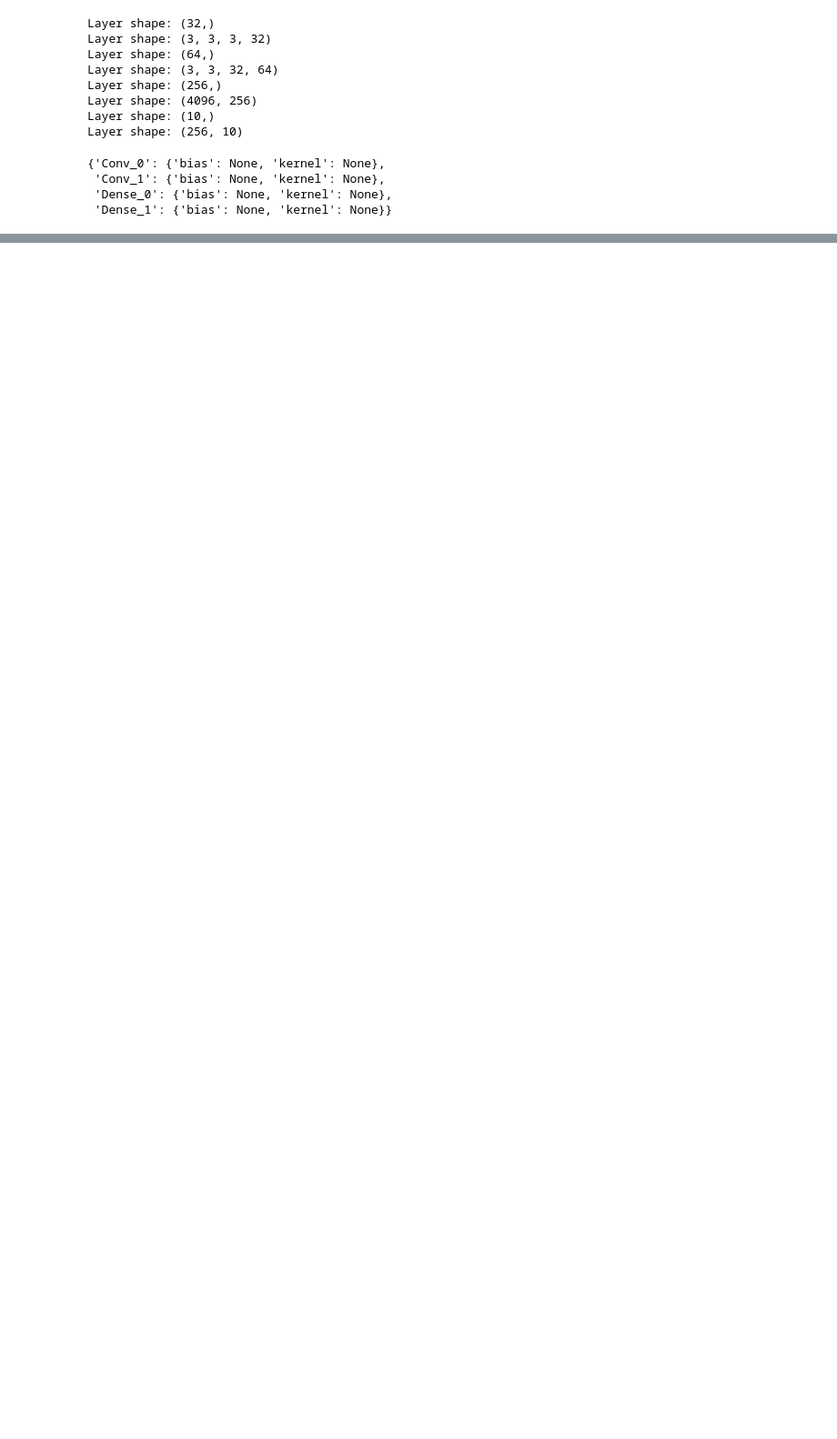
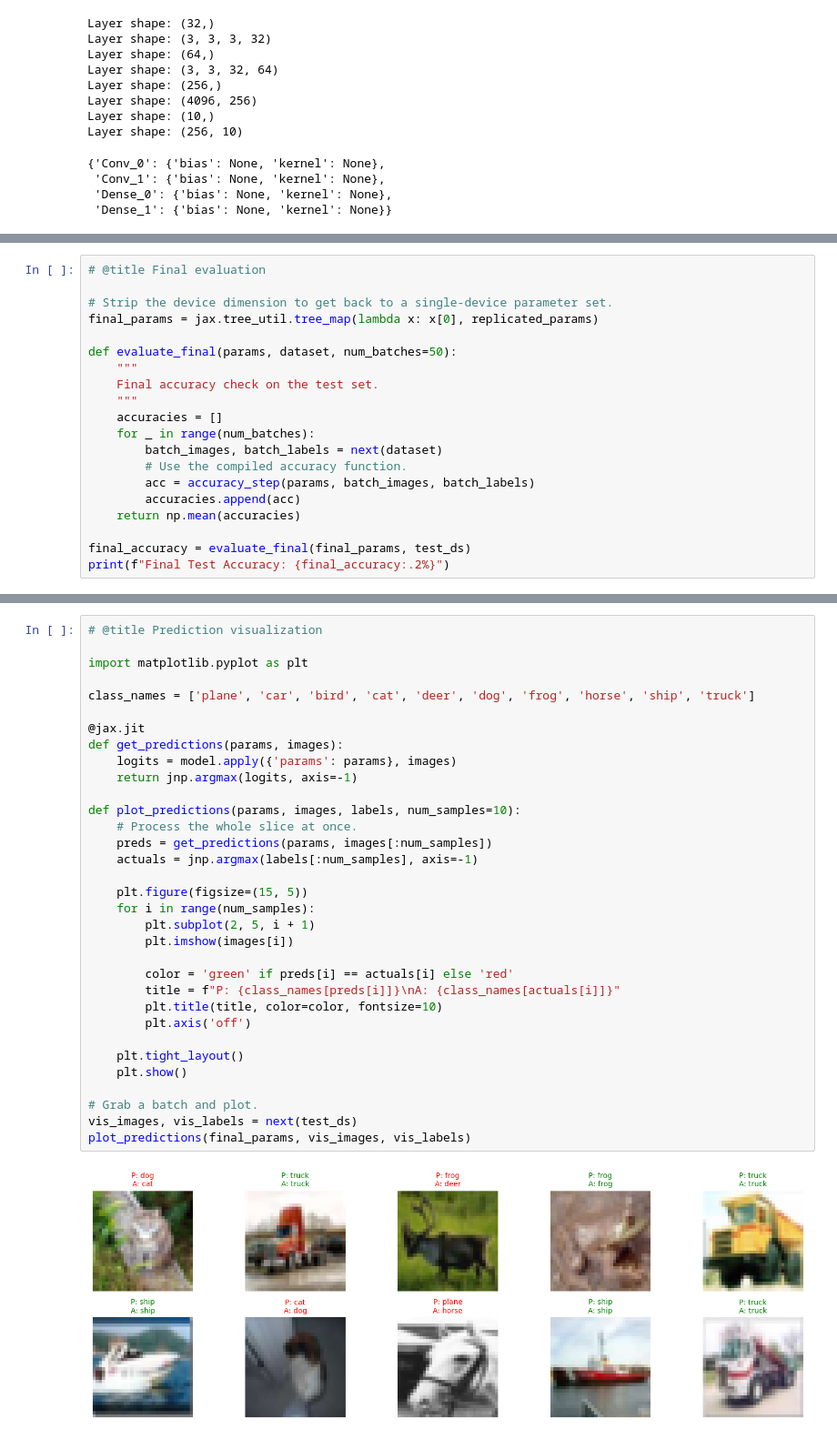
Before and after one commit to stefan-lafon/jax-experiments, a Jupyter notebook: notebooks/01_distributed_cnn/01_distributed_cnn.ipynb, the cells around one changed output, grey strips where cells are left out. Shown at 91% size. Drawn from its saved outputs; the diff is of its cells as text; blank space fills up the shorter version.

```diff
--- a/notebooks/01_distributed_cnn/01_distributed_cnn.ipynb
+++ b/notebooks/01_distributed_cnn/01_distributed_cnn.ipynb
@@ -225,0 +365,20 @@ Total time: 69.32s | Speed: 7.21 steps/s
+# %%
+# @title Final evaluation
+
+# Strip the device dimension to get back to a single-device parameter set.
+final_params = jax.tree_util.tree_map(lambda x: x[0], replicated_params)
+
+def evaluate_final(params, dataset, num_batches=50):
+    """
+    Final accuracy check on the test set.
+    """
+    accuracies = []
+    for _ in range(num_batches):
+        batch_images, batch_labels = next(dataset)
+        # Use the compiled accuracy function.
+        acc = accuracy_step(params, batch_images, batch_labels)
+        accuracies.append(acc)
+    return np.mean(accuracies)
+
+final_accuracy = evaluate_final(final_params, test_ds)
+print(f"Final Test Accuracy: {final_accuracy:.2%}")
@@ -225,0 +387,35 @@ Total time: 69.32s | Speed: 7.21 steps/s
+# %%
+# @title Prediction visualization
+
+import matplotlib.pyplot as plt
+
+class_names = ['plane', 'car', 'bird', 'cat', 'deer', 'dog', 'frog', 'horse', 'ship', 'truck']
+
+@jax.jit
+def get_predictions(params, images):
+    logits = model.apply({'params': params}, images)
+    return jnp.argmax(logits, axis=-1)
+
+def plot_predictions(params, images, labels, num_samples=10):
+    # Process the whole slice at once.
+    preds = get_predictions(params, images[:num_samples])
+    actuals = jnp.argmax(labels[:num_samples], axis=-1)
+
+    plt.figure(figsize=(15, 5))
+    for i in range(num_samples):
+        plt.subplot(2, 5, i + 1)
+        plt.imshow(images[i])
+
+        color = 'green' if preds[i] == actuals[i] else 'red'
+        title = f"P: {class_names[preds[i]]}\nA: {class_names[actuals[i]]}"
+        plt.title(title, color=color, fontsize=10)
+        plt.axis('off')
+
+    plt.tight_layout()
+    plt.show()
+
+# Grab a batch and plot.
+vis_images, vis_labels = next(test_ds)
+plot_predictions(final_params, vis_images, vis_labels)
+# %% [output]
+[figure, added]
```
Also changed, not shown: parts of 9 cells of this notebook.
